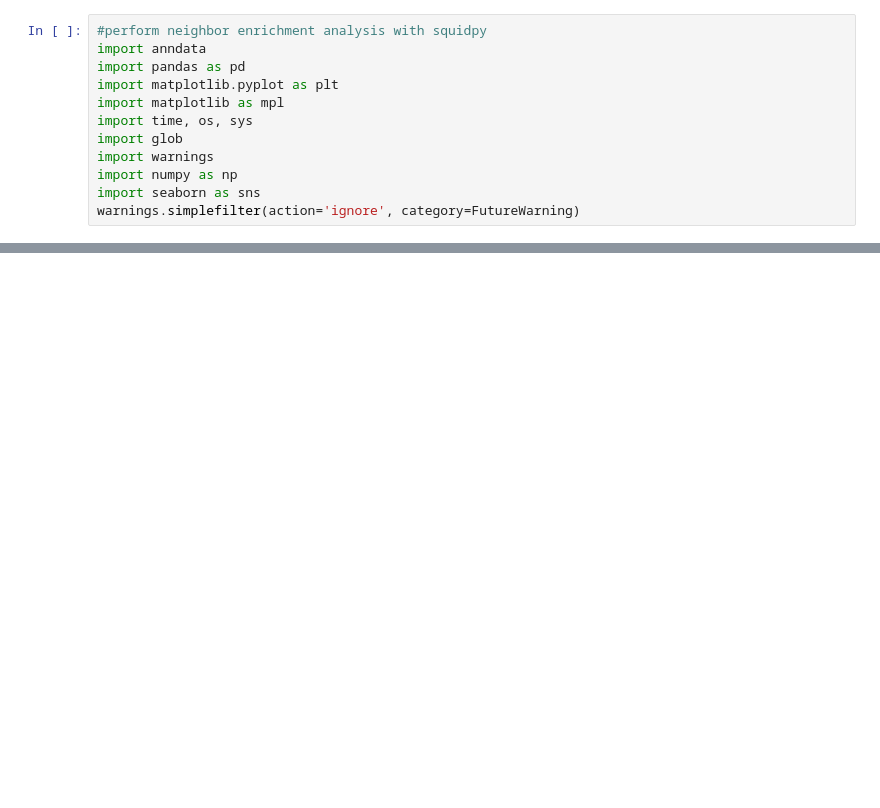
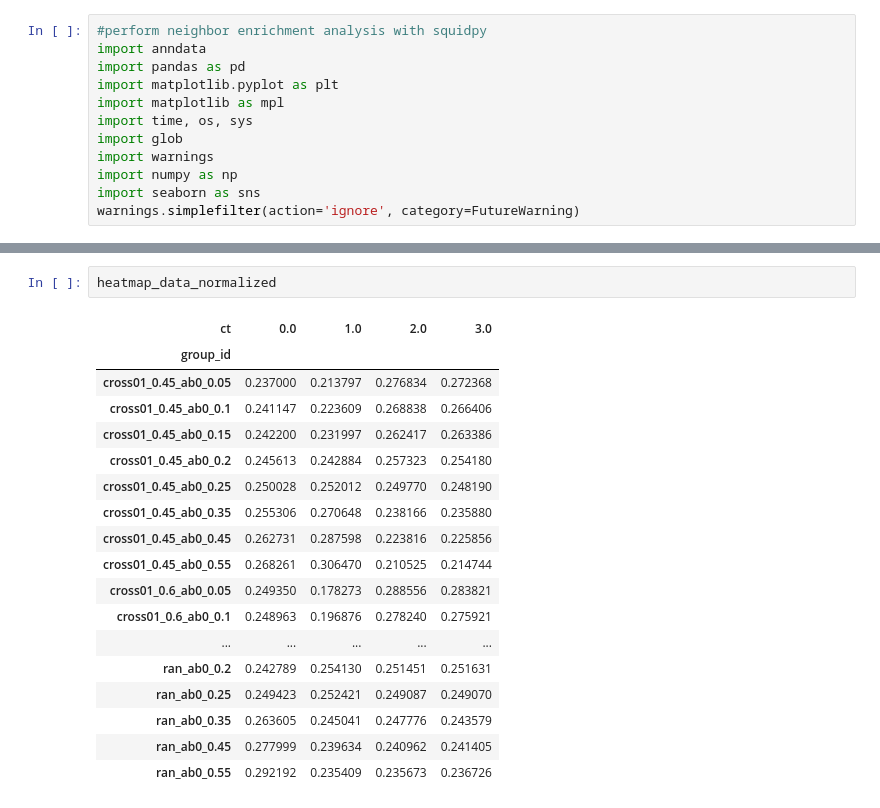
Before and after one commit to SchapiroLabor/NEP_Squidpy, a Jupyter notebook: notebooks/simulation_data/ct_abundances_differences_appendix.ipynb, the cells around one changed output, grey strips where cells are left out. Drawn from its saved outputs; the diff is of its cells as text; blank space fills up the shorter version.

```diff
--- a/notebooks/simulation_data/ct_abundances_differences_appendix.ipynb
+++ b/notebooks/simulation_data/ct_abundances_differences_appendix.ipynb
@@ -114,0 +136,21 @@ plt.show()#
+# %%
+heatmap_data_normalized
+# %% [output]
+| ct | 0.0 | 1.0 | 2.0 | 3.0 |
+| group_id |  |  |  |  |
+| cross01_0.45_ab0_0.05 | 0.237000 | 0.213797 | 0.276834 | 0.272368 |
+| cross01_0.45_ab0_0.1 | 0.241147 | 0.223609 | 0.268838 | 0.266406 |
+| cross01_0.45_ab0_0.15 | 0.242200 | 0.231997 | 0.262417 | 0.263386 |
+| cross01_0.45_ab0_0.2 | 0.245613 | 0.242884 | 0.257323 | 0.254180 |
+| cross01_0.45_ab0_0.25 | 0.250028 | 0.252012 | 0.249770 | 0.248190 |
+| cross01_0.45_ab0_0.35 | 0.255306 | 0.270648 | 0.238166 | 0.235880 |
+| cross01_0.45_ab0_0.45 | 0.262731 | 0.287598 | 0.223816 | 0.225856 |
+| cross01_0.45_ab0_0.55 | 0.268261 | 0.306470 | 0.210525 | 0.214744 |
+| cross01_0.6_ab0_0.05 | 0.249350 | 0.178273 | 0.288556 | 0.283821 |
+| cross01_0.6_ab0_0.1 | 0.248963 | 0.196876 | 0.278240 | 0.275921 |
+| ... | ... | ... | ... | ... |
+| ran_ab0_0.2 | 0.242789 | 0.254130 | 0.251451 | 0.251631 |
+| ran_ab0_0.25 | 0.249423 | 0.252421 | 0.249087 | 0.249070 |
+| ran_ab0_0.35 | 0.263605 | 0.245041 | 0.247776 | 0.243579 |
+| ran_ab0_0.45 | 0.277999 | 0.239634 | 0.240962 | 0.241405 |
+| ran_ab0_0.55 | 0.292192 | 0.235409 | 0.235673 | 0.236726 |
```
Also changed, not shown: parts of 7 cells of this notebook, 2 other files.
